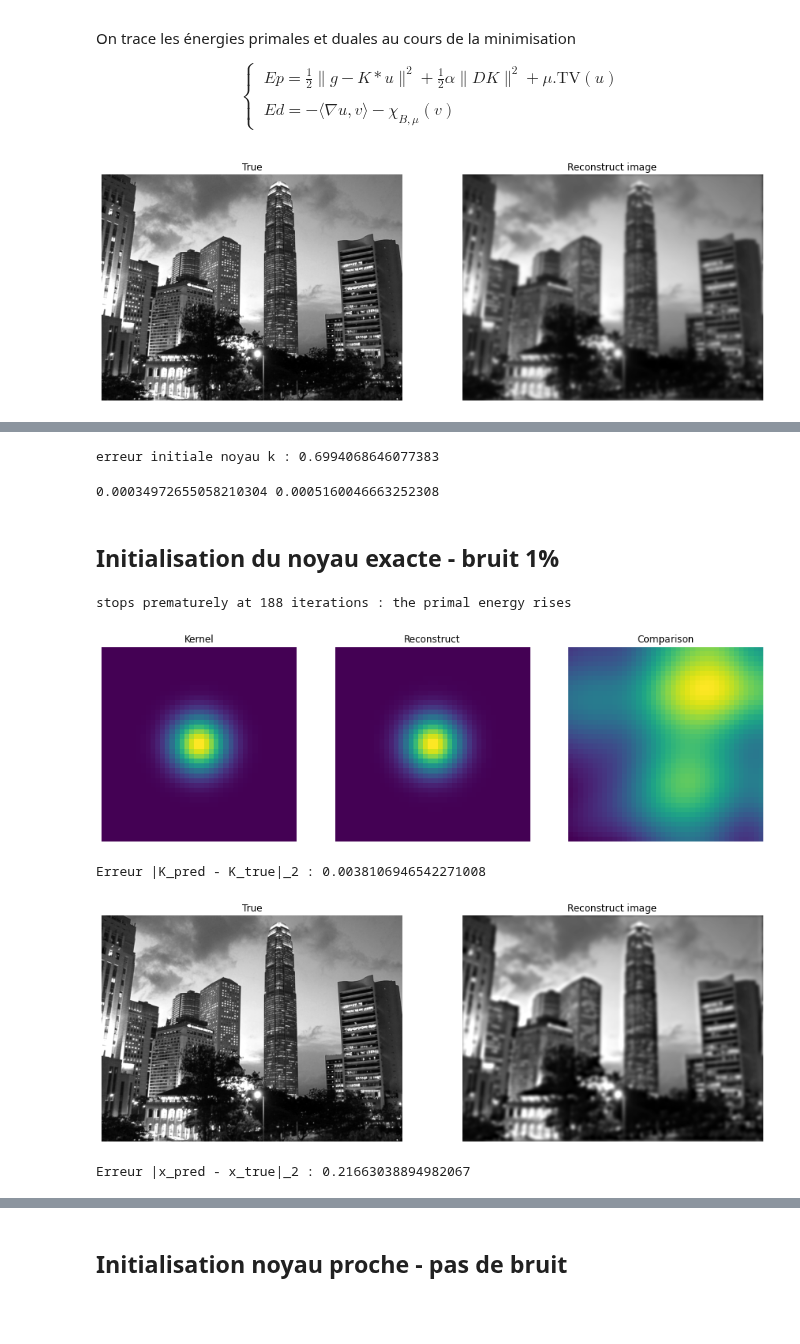
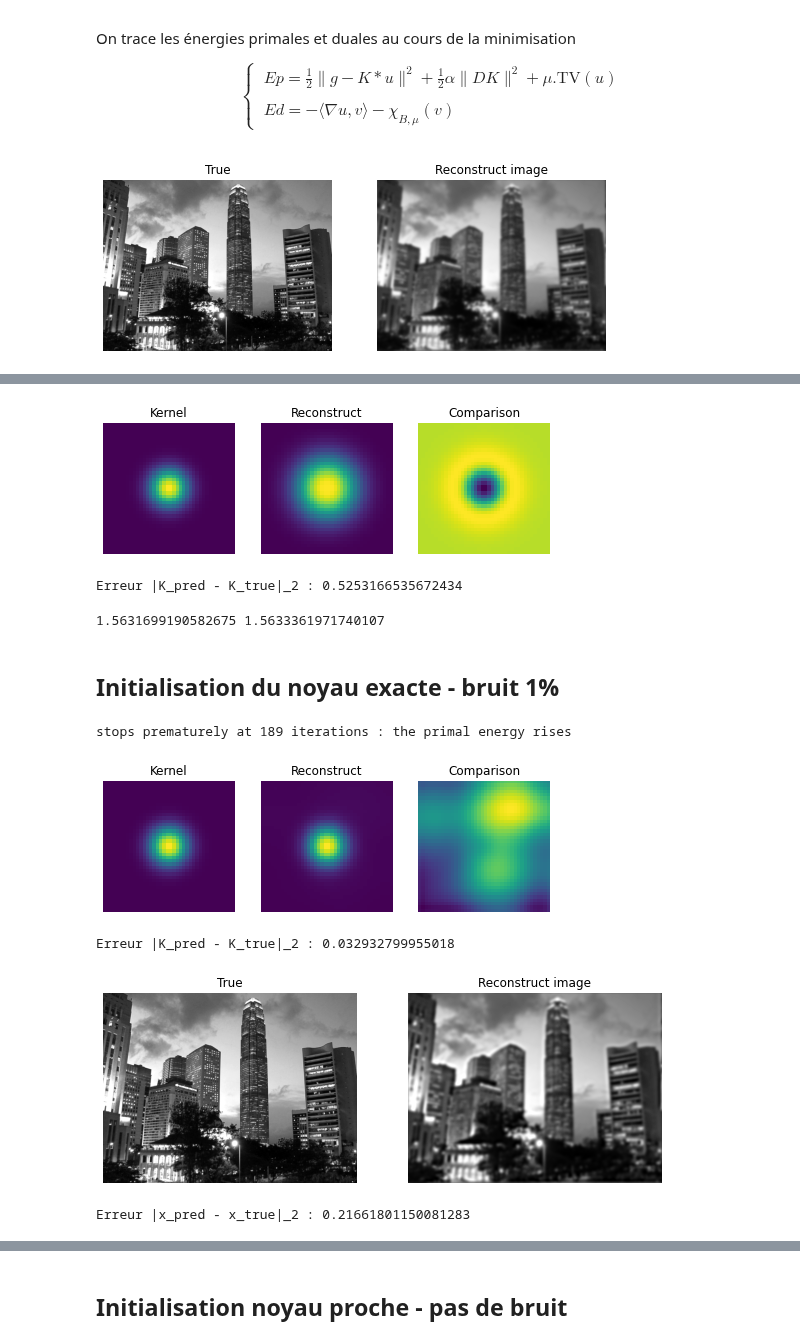
Before and after one commit to ceciledellavalle/BlindDeconvolution, a Jupyter notebook: algoviolet.ipynb, the cells around one changed output, grey strips where cells are left out. Saved outputs shown, nothing was run; the diff lists cells and outputs as text; code cells hidden in the pictures; blank space fills up the shorter version.

Commit message:
violet mis åa jour des coeffs de regul alpha et mu

```diff
--- a/algoviolet.ipynb
+++ b/algoviolet.ipynb
@@ -120,6 +120,6 @@ K             = K/K.sum() # Simplex
 # %%
 x_b  = Blurr(x_i,K)
 x_o1 = Add_noise(x_b,noise_level=0.05)
-Display_im(x_o1,x_i,mysize=(15,7))
+Display_im(x_o1,x_i,mysize=(9,5))
 # %% [output]
-[figure, old version]
+[figure, new version]
@@ -127,10 +127,11 @@ Erreur |x_pred - x_true|_2 : 0.22740945741997376
 # %%
-sigma,moy  = 0.4, 0.05
+sigma,moy  = 0.3, 0.05
 K_shift    = np.exp(-( (gd-moy)**2 / ( 2.0 * sigma**2 ) ) )
 K_shift    = K_shift/K_shift.sum() # Simplex
-print("erreur initiale noyau k :", np.linalg.norm(K-K_shift)/np.linalg.norm(K))
+Display_ker(K_shift,K,mysize=(8,4))
 # %% [output]
+[figure, added]
-erreur initiale noyau k : 0.6994068646077383
+Erreur |K_pred - K_true|_2 : 0.5253166535672434
 # %%
 Nx,Ny = x_i.shape
 # Kernel padding
@@ -142,8 +143,8 @@ d[1,1] = 8
 d_pad  = np.zeros((Nx,Ny))
 d_pad[Nx//2-1:Nx//2+2,Ny//2-1:Ny//2+2] = d
 # Parameters
-alpha = 0.001
-mu    = 0.005
+alpha = 5
+mu    = 0
 #
 conv1 = convolve(K_pad,x_i)
 conv2 = convolve(d_pad,K_pad)
@@ -151,19 +152,19 @@ ux,uy = nablah(x_i)
 normu = np.abs(ux)+np.abs(uy)
 #
 Ep_b  = 0.5*np.linalg.norm(conv1-x_b)**2 \
-          + 0.5*alpha/M**2*np.linalg.norm(conv2)**2\
+          + 0.5*alpha*(2*M)**2*np.linalg.norm(conv2)**2\
           + mu/Nx/Ny*np.sum(normu)
 Ep_o1  = 0.5*np.linalg.norm(conv1-x_o1)**2 \
-          + 0.5*alpha/M**2*np.linalg.norm(conv2)**2\
+          + 0.5*alpha*(2*M)**2*np.linalg.norm(conv2)**2\
           + mu/Nx/Ny*np.sum(normu)
 print(Ep_b,Ep_o1)
 # %% [output]
-0.00034972655058210304 0.0005160046663252308
+1.5631699190582675 1.5633361971740107
 # %% [markdown]
 ## Initialisation du noyau exacte - bruit 1%
 # %%
-alpha = 0.0
-mu    = 0.005
+alpha = 1.0
+mu    = 0.5
 K_in   = K.copy()
 x_in  = x_o1
 K_out,x_out,Ep,Ed = violetBD(K_in,x_in,x_b,\
@@ -171,17 +172,17 @@ K_out,x_out,Ep,Ed = violetBD(K_in,x_in,x_b,\
                             niter=200,\
                             proj_simplex=False)
 # %% [output]
-stops prematurely at 188 iterations : the primal energy rises
+stops prematurely at 189 iterations : the primal energy rises
 # %%
-Display_ker(K_out,K,mysize=(15,7))
+Display_ker(K_out,K,mysize=(8,4))
 # %% [output]
-[figure, old version]
+[figure, new version]
-Erreur |K_pred - K_true|_2 : 0.0038106946542271008
+Erreur |K_pred - K_true|_2 : 0.032932799955018
 # %%
-Display_im(x_out,x_i,mysize=(15,7))
+Display_im(x_out,x_i,mysize=(10,5))
 # %% [output]
-[figure, old version]
+[figure, new version]
-Erreur |x_pred - x_true|_2 : 0.21663038894982067
+Erreur |x_pred - x_true|_2 : 0.21661801150081283
 # %%
 Display_epd(Ep,Ed)
 # %% [output]
```
Also changed, not shown: parts of 10 cells of this notebook, 2 other files.
